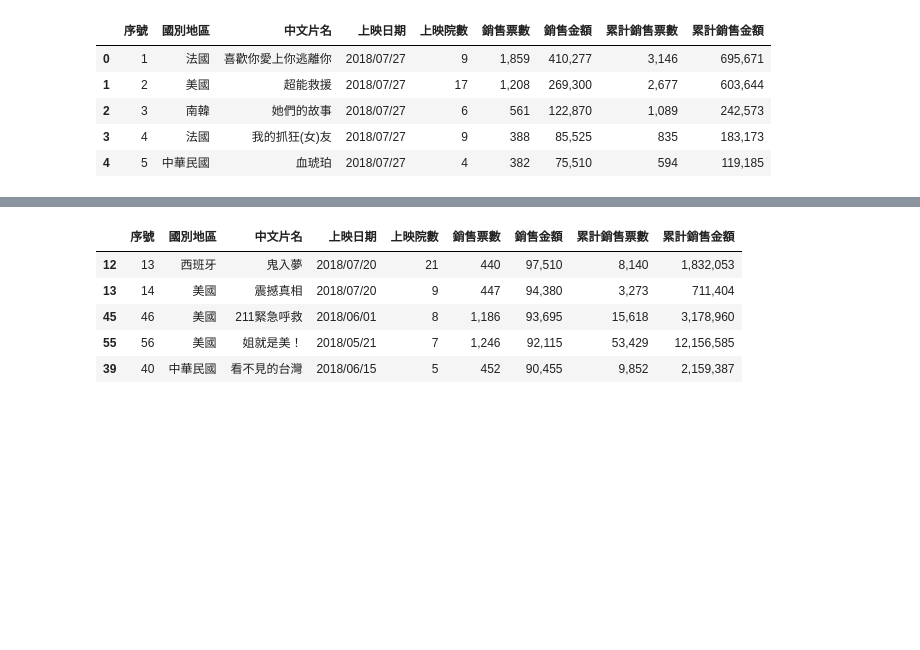
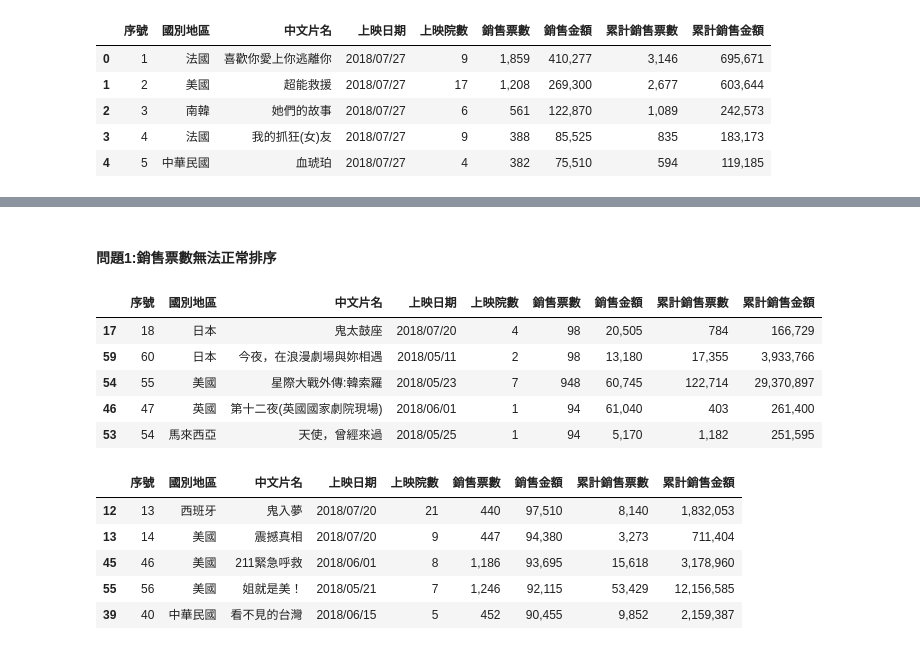
Before and after one commit to queenie150180/AMS-NCCU, a Jupyter notebook: Final/001.ipynb, the cells around one changed output, grey strips where cells are left out. Saved outputs shown, nothing was run; the diff lists cells and outputs as text; code cells hidden in the pictures; blank space fills up the shorter version.

```diff
--- a/Final/001.ipynb
+++ b/Final/001.ipynb
@@ -30,3 +43,14 @@ df1.head()
+# %% [markdown]
+#### 問題1:銷售票數無法正常排序
+# %%
+df1.sort_values(by="銷售票數",ascending=False).head()
+# %% [output]
+|  | 序號 | 國別地區 | 中文片名 | 上映日期 | 上映院數 | 銷售票數 | 銷售金額 | 累計銷售票數 | 累計銷售金額 |
+| 17 | 18 | 日本 | 鬼太鼓座 | 2018/07/20 | 4 | 98 | 20,505 | 784 | 166,729 |
+| 59 | 60 | 日本 | 今夜，在浪漫劇場與妳相遇 | 2018/05/11 | 2 | 98 | 13,180 | 17,355 | 3,933,766 |
+| 54 | 55 | 美國 | 星際大戰外傳:韓索羅 | 2018/05/23 | 7 | 948 | 60,745 | 122,714 | 29,370,897 |
+| 46 | 47 | 英國 | 第十二夜(英國國家劇院現場) | 2018/06/01 | 1 | 94 | 61,040 | 403 | 261,400 |
+| 53 | 54 | 馬來西亞 | 天使，曾經來過 | 2018/05/25 | 1 | 94 | 5,170 | 1,182 | 251,595 |
 # %%
 df1.sort_values(by="銷售金額",ascending=False).head()
 # %% [output]
```
Also changed, not shown: parts of 7 cells of this notebook.
